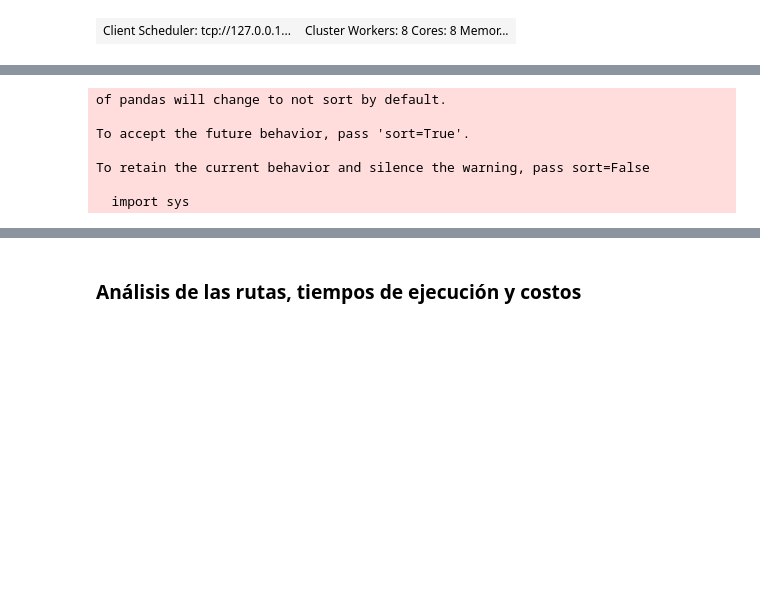
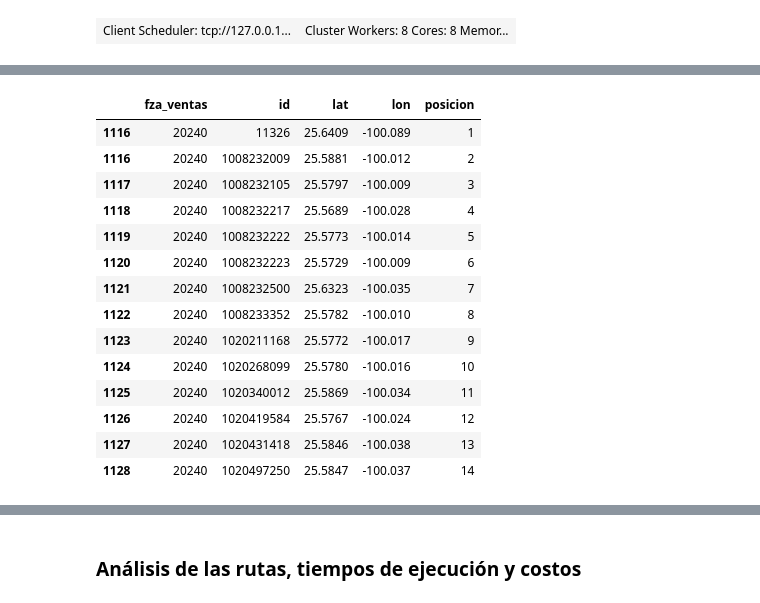
Before and after one commit to lauragmz/proyecto-final-mno2020, a Jupyter notebook: notebooks/Notebook_ParticleSwarm_Analisis.ipynb, the cells around one changed output, grey strips where cells are left out. Saved outputs shown, nothing was run; the diff lists cells and outputs as text; code cells hidden in the pictures; blank space fills up the shorter version.

Commit message:
Agregando función para visualización de rutas
Esta versión tiene un ejemplo de una fuerza de ventas con dos posibles rutas

```diff
--- a/notebooks/Notebook_ParticleSwarm_Analisis.ipynb
+++ b/notebooks/Notebook_ParticleSwarm_Analisis.ipynb
@@ -62,7 +104,10 @@ def ruta(df, fv):
     df2 = pd.concat([dfo, dfd])
     df2['posicion'] = 0
     df2['posicion'] = df2.groupby(['posicion']).cumcount()+1
+    return df2
 
+def distance_matrix(df, fv):
+    df2=ruta(df, fv)
     dm = []
     #ut=Utileria()
     for i in range(df2.shape[0]):
@@ -70,7 +115,7 @@ def ruta(df, fv):
             d=ut.calcular_distancia_coord(df2.iloc[i, 3], df2.iloc[i, 2],  df2.iloc[j, 3], df2.iloc[j, 2])
             elemento = [df2.iloc[i,4], df2.iloc[j,4], d]
             dm.append(elemento)
-    return dm
+    return dm, df2
 # %%
 class Particula():
 
@@ -323,14 +365,26 @@ df.head()
 # %%
 ut=Utileria()
-fv = 123
+fv = 20240
 #1143 3 puntos
 #94459 6 puntos
-dm=ruta(df, fv)
+#17147 9 puntos
+#20240 2 puntos dobles
+dm,df2=distance_matrix(df, fv)
-# %% [output]
-of pandas will change to not sort by default.
-
-To accept the future behavior, pass 'sort=True'.
-
-To retain the current behavior and silence the warning, pass sort=False
-
-  import sys
+# %%
+df2
+# %% [output]
+|  | fza_ventas | id | lat | lon | posicion |
+| 1116 | 20240 | 11326 | 25.6409 | -100.089 | 1 |
+| 1116 | 20240 | 1008232009 | 25.5881 | -100.012 | 2 |
+| 1117 | 20240 | 1008232105 | 25.5797 | -100.009 | 3 |
+| 1118 | 20240 | 1008232217 | 25.5689 | -100.028 | 4 |
+| 1119 | 20240 | 1008232222 | 25.5773 | -100.014 | 5 |
+| 1120 | 20240 | 1008232223 | 25.5729 | -100.009 | 6 |
+| 1121 | 20240 | 1008232500 | 25.6323 | -100.035 | 7 |
+| 1122 | 20240 | 1008233352 | 25.5782 | -100.010 | 8 |
+| 1123 | 20240 | 1020211168 | 25.5772 | -100.017 | 9 |
+| 1124 | 20240 | 1020268099 | 25.5780 | -100.016 | 10 |
+| 1125 | 20240 | 1020340012 | 25.5869 | -100.034 | 11 |
+| 1126 | 20240 | 1020419584 | 25.5767 | -100.024 | 12 |
+| 1127 | 20240 | 1020431418 | 25.5846 | -100.038 | 13 |
+| 1128 | 20240 | 1020497250 | 25.5847 | -100.037 | 14 |
```
Also changed, not shown: parts of 22 cells of this notebook.
